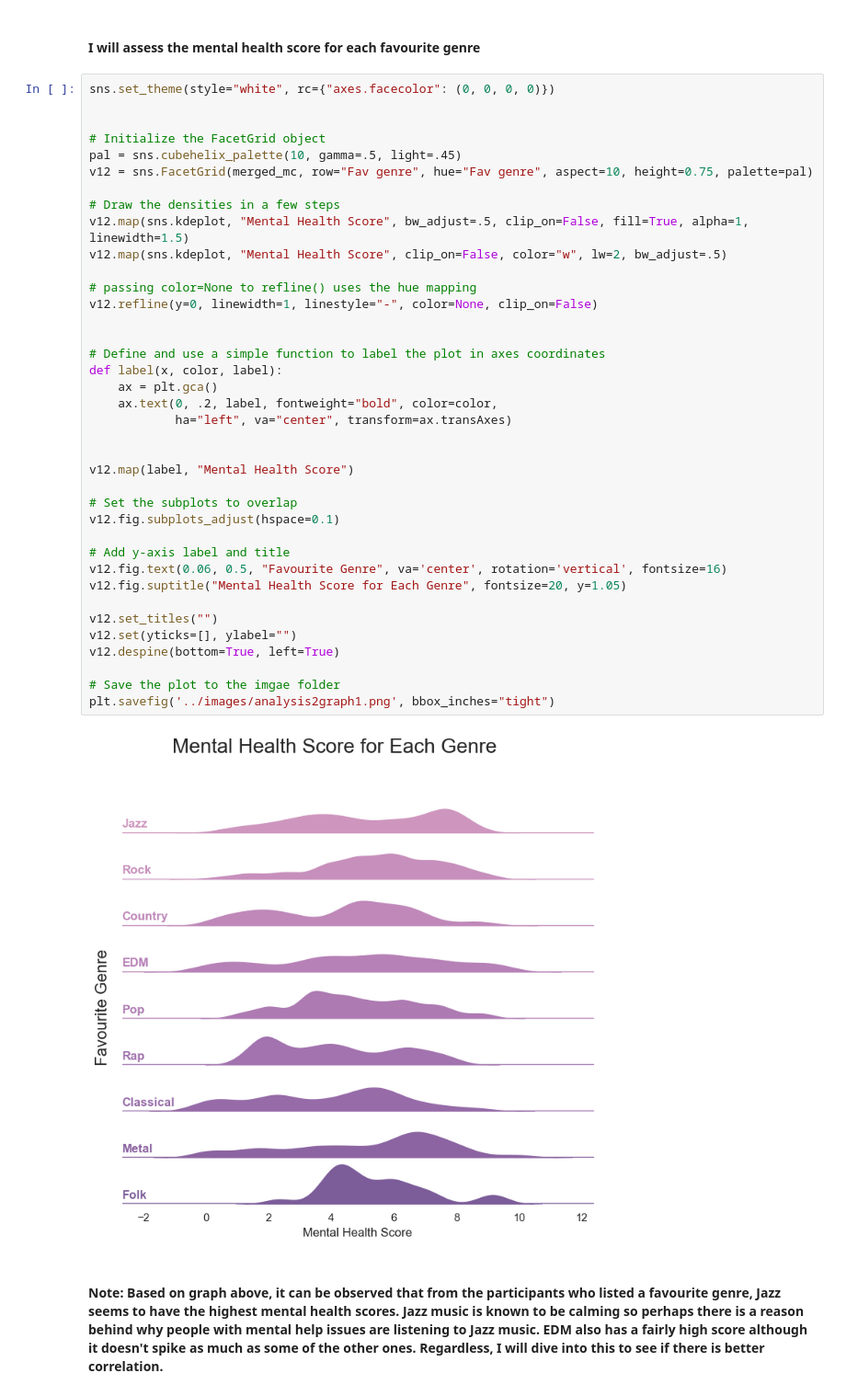
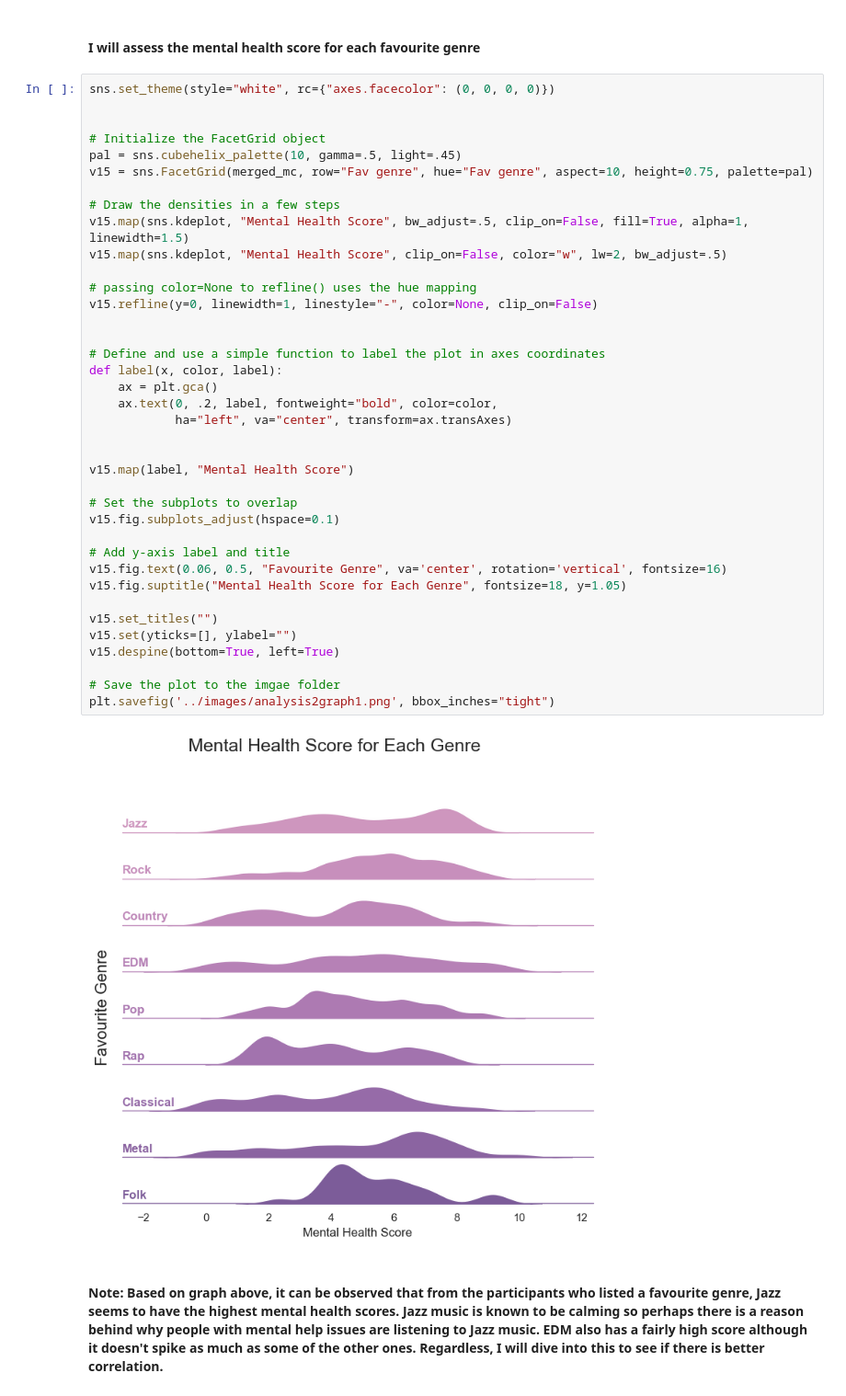
Before and after one commit to ubco-W2022T2-data301/project-group-group12, a Jupyter notebook: analysis/analysis2Haider.ipynb, the cells around one changed output. Shown at 92% size. Cells and saved outputs as stored; diff of their text form.

```diff
--- a/analysis/analysis2Haider.ipynb
+++ b/analysis/analysis2Haider.ipynb
@@ -901,43 +899,43 @@ merged_mc.to_csv('../data/processed/analysisHaiderdatasetmerged.csv', index=Fals
 # %%
 sns.set_theme(style="white", rc={"axes.facecolor": (0, 0, 0, 0)})
 
 
 # Initialize the FacetGrid object
 pal = sns.cubehelix_palette(10, gamma=.5, light=.45)
-v12 = sns.FacetGrid(merged_mc, row="Fav genre", hue="Fav genre", aspect=10, height=0.75, palette=pal)
+v15 = sns.FacetGrid(merged_mc, row="Fav genre", hue="Fav genre", aspect=10, height=0.75, palette=pal)
 
 # Draw the densities in a few steps
-v12.map(sns.kdeplot, "Mental Health Score", bw_adjust=.5, clip_on=False, fill=True, alpha=1, linewidth=1.5)
-v12.map(sns.kdeplot, "Mental Health Score", clip_on=False, color="w", lw=2, bw_adjust=.5)
+v15.map(sns.kdeplot, "Mental Health Score", bw_adjust=.5, clip_on=False, fill=True, alpha=1, linewidth=1.5)
+v15.map(sns.kdeplot, "Mental Health Score", clip_on=False, color="w", lw=2, bw_adjust=.5)
 
 # passing color=None to refline() uses the hue mapping
-v12.refline(y=0, linewidth=1, linestyle="-", color=None, clip_on=False)
+v15.refline(y=0, linewidth=1, linestyle="-", color=None, clip_on=False)
 
 
 # Define and use a simple function to label the plot in axes coordinates
 def label(x, color, label):
     ax = plt.gca()
     ax.text(0, .2, label, fontweight="bold", color=color,
             ha="left", va="center", transform=ax.transAxes)
 
 
-v12.map(label, "Mental Health Score")
+v15.map(label, "Mental Health Score")
 
 # Set the subplots to overlap
-v12.fig.subplots_adjust(hspace=0.1)
+v15.fig.subplots_adjust(hspace=0.1)
 
 # Add y-axis label and title
-v12.fig.text(0.06, 0.5, "Favourite Genre", va='center', rotation='vertical', fontsize=16)
-v12.fig.suptitle("Mental Health Score for Each Genre", fontsize=20, y=1.05)
+v15.fig.text(0.06, 0.5, "Favourite Genre", va='center', rotation='vertical', fontsize=16)
+v15.fig.suptitle("Mental Health Score for Each Genre", fontsize=18, y=1.05)
 
-v12.set_titles("")
-v12.set(yticks=[], ylabel="")
-v12.despine(bottom=True, left=True)
+v15.set_titles("")
+v15.set(yticks=[], ylabel="")
+v15.despine(bottom=True, left=True)
 
 # Save the plot to the imgae folder
 plt.savefig('../images/analysis2graph1.png', bbox_inches="tight")
 # %% [output]
-[figure, old version]
+[figure, new version]
 # %% [markdown]
 #### Note: Based on graph above, it can be observed that from the participants who listed a favourite genre, Jazz seems to have the highest mental health scores. Jazz music is known to be calming so perhaps there is a reason behind why people with mental help issues are listening to Jazz music. EDM also has a fairly high score although it doesn't spike as much as some of the other ones. Regardless, I will dive into this to see if there is better correlation.
 # %%
```
Also changed, not shown: parts of 24 cells of this notebook, 2 other files.
